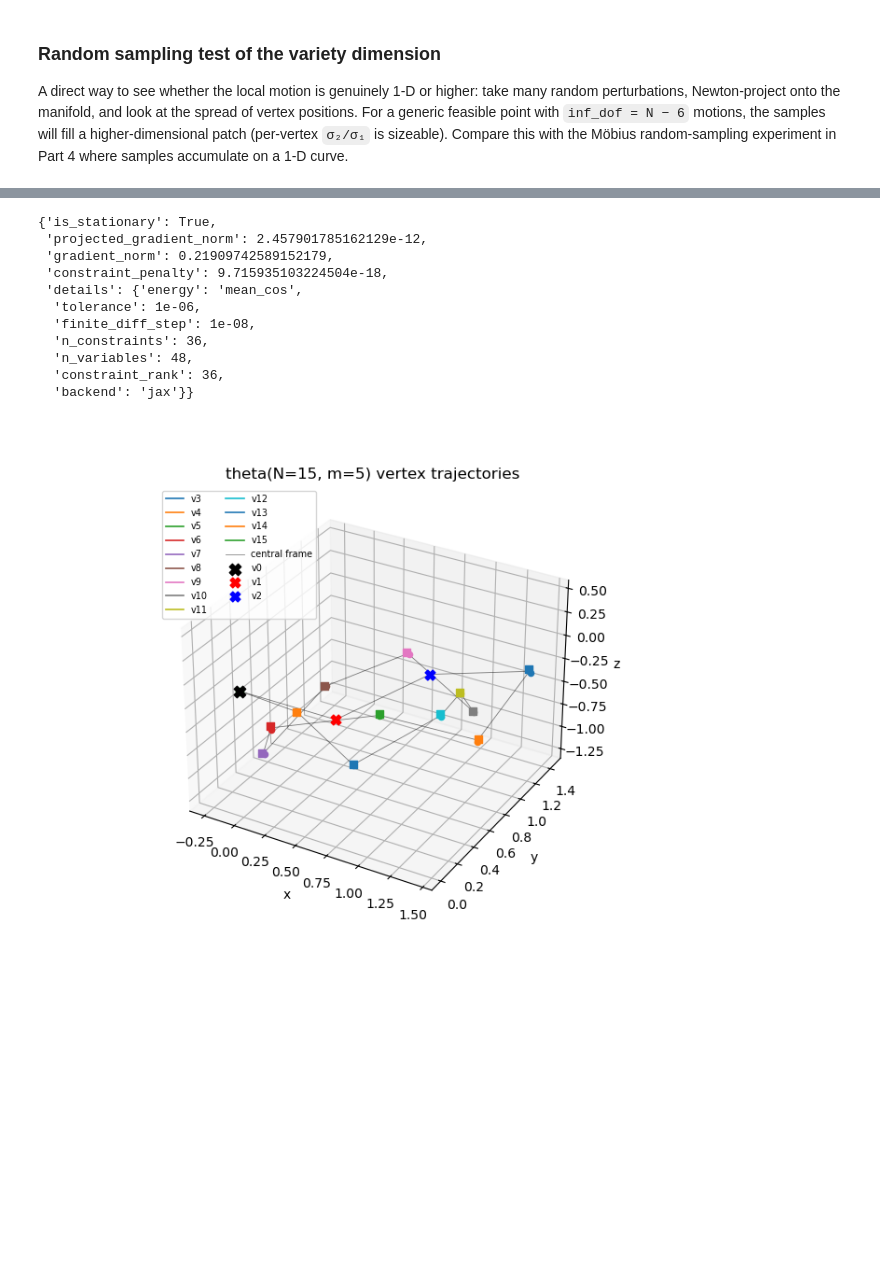
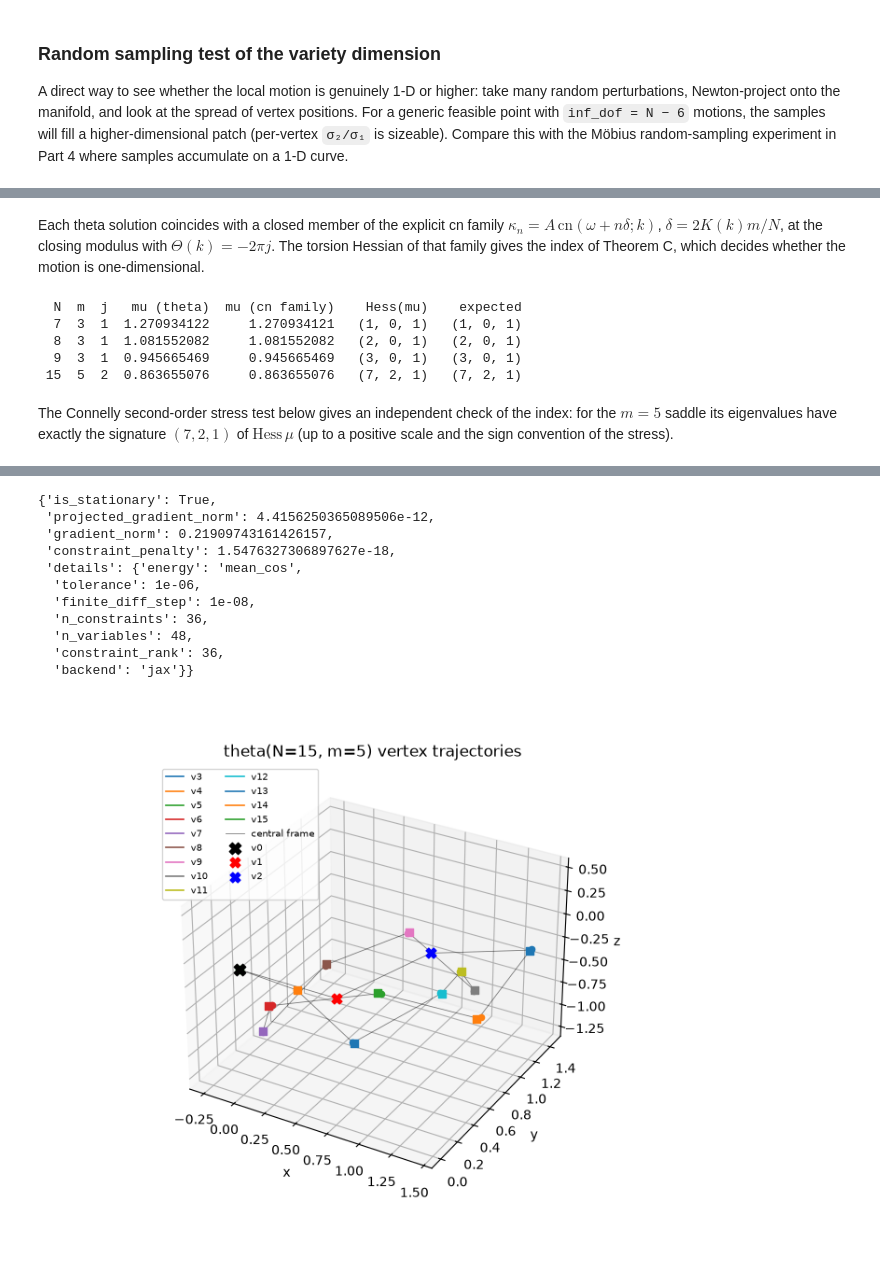
Before and after one commit to shizuo-kaji/Kaleidocycle, a Jupyter notebook: python/notebooks/LocalDoF.ipynb, the cells around one changed output, grey strips where cells are left out. Drawn from its saved outputs; the diff is of its cells as text; code cells hidden in the pictures; blank space fills up the shorter version.

```diff
--- a/python/notebooks/LocalDoF.ipynb
+++ b/python/notebooks/LocalDoF.ipynb
@@ -357,3 +380,24 @@ for N, m, ig in theta_cases:
+# %% [markdown]
+Each theta solution coincides with a closed member of the explicit cn family $\kappa_n=A\,\mathrm{cn}(\omega+n\delta;k)$, $\delta=2K(k)m/N$, at the closing modulus with $\Theta(k)=-2\pi j$. The torsion Hessian of that family gives the index of Theorem C, which decides whether the motion is one-dimensional.
+# %%
+print(f"{'N':>3} {'m':>2} {'j':>2} {'mu (theta)':>12} {'mu (cn family)':>15} {'Hess(mu)':>11} {'expected':>11}")
+for (N, m), kc_stat in theta_stationaries.items():
+    mu_theta = float(np.arccos(kc_stat.hinges[0] @ kc_stat.hinges[1]))
+    candidates = [
+        (level, elliptic_family(N, m, k)) for level, k in enumerate(closing_moduli(N, m), 1)
+    ]
+    level, family = min(candidates, key=lambda c: abs(c[1].torsion_angle - mu_theta))
+    hessian = torsion_hessian(family.binormals(0.3), sign=family.sign)
+    print(f"{N:>3} {m:>2} {level:>2} {mu_theta:>12.9f} {family.torsion_angle:>15.9f} "
+          f"{str(hessian.inertia):>11} {str((N - m - 3, m - 3, 1)):>11}")
+# %% [output]
+  N  m  j   mu (theta)  mu (cn family)    Hess(mu)    expected
+  7  3  1  1.270934122     1.270934121   (1, 0, 1)   (1, 0, 1)
+  8  3  1  1.081552082     1.081552082   (2, 0, 1)   (2, 0, 1)
+  9  3  1  0.945665469     0.945665469   (3, 0, 1)   (3, 0, 1)
+ 15  5  2  0.863655076     0.863655076   (7, 2, 1)   (7, 2, 1)
+# %% [markdown]
+The Connelly second-order stress test below gives an independent check of the index: for the $m=5$ saddle its eigenvalues have exactly the signature $(7,2,1)$ of $\mathrm{Hess}\,\mu$ (up to a positive scale and the sign convention of the stress).
 # %%
 # Vertex-trajectory plot
 theta_key = (15, 5)
@@ -376,7 +420,8 @@ _, curves_theta = plot_vertex_trajectories(
     title=f"theta(N={theta_key[0]}, m={theta_key[1]}) vertex trajectories",
 )
 diag = trajectory_dimensionality(curves_theta)
-print(f"mean σ₂/σ₁: {diag['mean']:.4f}  (≈ 0 → 1-D motion confirmed)")
+print(f"mean σ₂/σ₁: {diag['mean']:.4f}  (one tangent direction, the phase, traced as a 1-D path;"
+      " this does not measure the fibre dimension)")
 check_stationarity(kc_theta.hinges, "mean_cos", cfg, backend=BACKEND)
 # %% [output]
 theta(N=15, m=5) rigidity
@@ -393,15 +438,15 @@ mean σ₂/σ₁: 0.0101  (≈ 0 → 1-D motion confirmed)
 {'is_stationary': True,
- 'projected_gradient_norm': 2.457901785162129e-12,
- 'gradient_norm': 0.21909742589152179,
- 'constraint_penalty': 9.715935103224504e-18,
+ 'projected_gradient_norm': 4.4156250365089506e-12,
+ 'gradient_norm': 0.21909743161426157,
+ 'constraint_penalty': 1.5476327306897627e-18,
  'details': {'energy': 'mean_cos',
   'tolerance': 1e-06,
   'finite_diff_step': 1e-08,
   'n_constraints': 36,
   'n_variables': 48,
   'constraint_rank': 36,
   'backend': 'jax'}}
-[figure, old version]
+[figure, new version]
 # %%
 ### Random sampling test of the variety dimension
 samples_theta = _random_sample(kc_theta, cfg, n_samples=200, seed=1)
```
Also changed, not shown: parts of 14 cells of this notebook, 9 other files.
